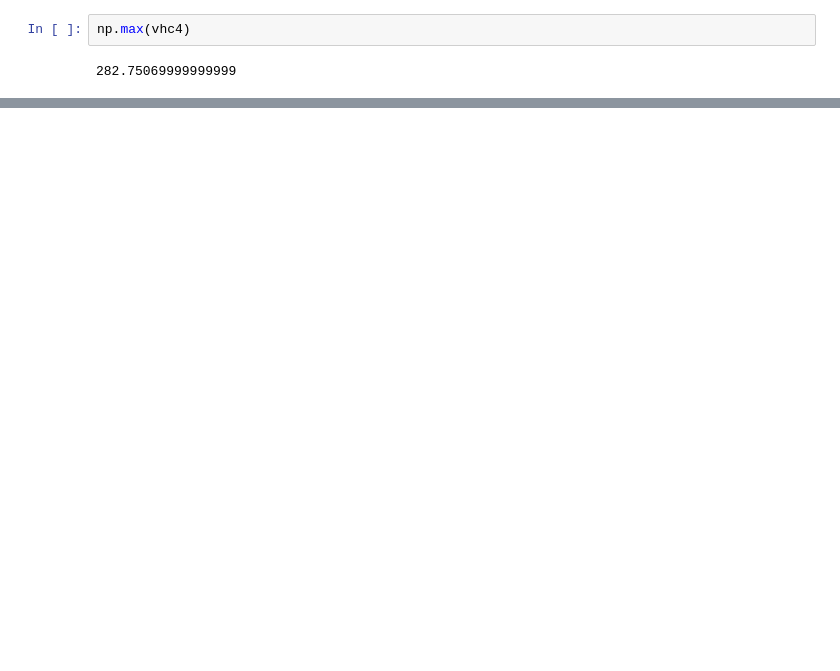
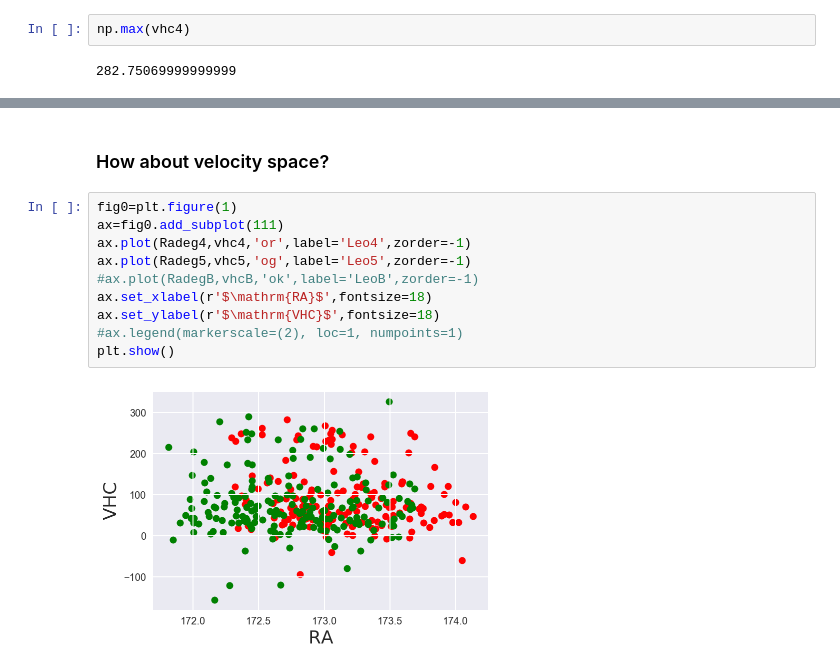
Before and after one commit to AstroHyde/ACAMAR, a Jupyter notebook: CodingPandas/PTG_elaina.ipynb, the cells around one changed output, grey strips where cells are left out. Cells and saved outputs as stored; diff of their text form; blank space fills up the shorter version.

```diff
--- a/CodingPandas/PTG_elaina.ipynb
+++ b/CodingPandas/PTG_elaina.ipynb
@@ -49,0 +84,14 @@ np.max(vhc4)
+# %% [markdown]
+### How about velocity space?
+# %%
+fig0=plt.figure(1)
+ax=fig0.add_subplot(111)
+ax.plot(Radeg4,vhc4,'or',label='Leo4',zorder=-1)
+ax.plot(Radeg5,vhc5,'og',label='Leo5',zorder=-1)
+#ax.plot(RadegB,vhcB,'ok',label='LeoB',zorder=-1)
+ax.set_xlabel(r'$\mathrm{RA}$',fontsize=18)
+ax.set_ylabel(r'$\mathrm{VHC}$',fontsize=18)
+#ax.legend(markerscale=(2), loc=1, numpoints=1)
+plt.show()
+# %% [output]
+[figure, added]
```
Also changed, not shown: parts of 38 cells of this notebook.
